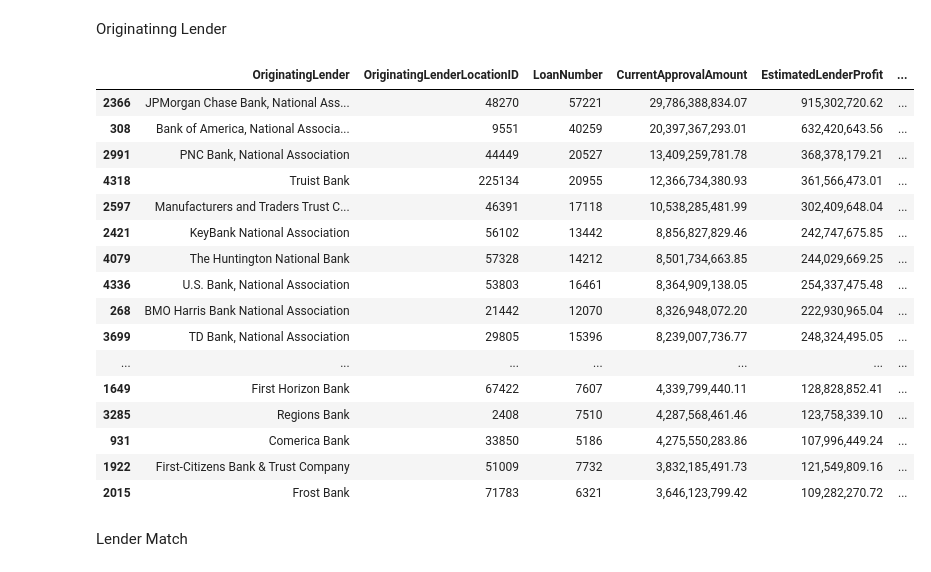
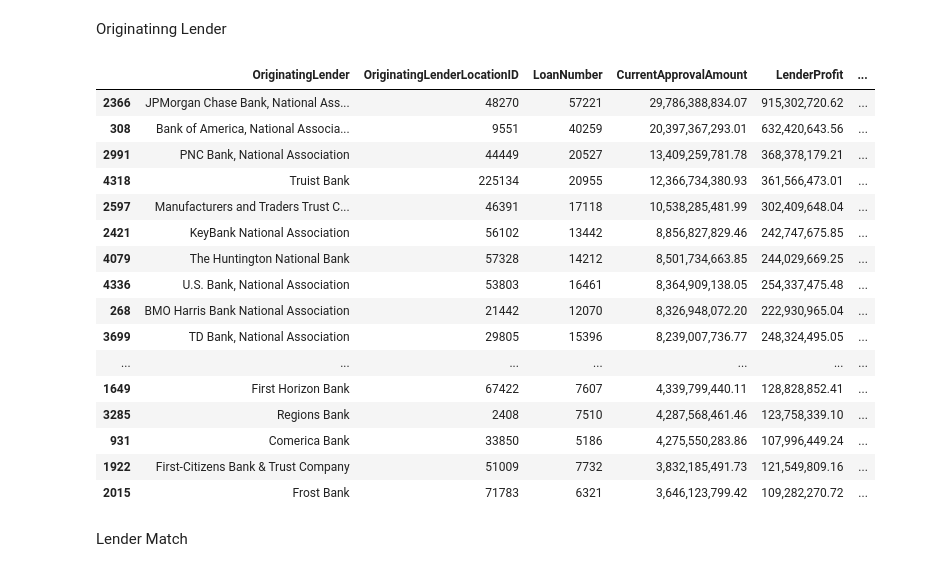
Before and after one commit to cspence001/mapdata_finalization_notebooks, a Jupyter notebook: review/dataviews/dataviews.ipynb, the cells around one changed output. Cells and saved outputs as stored; diff of their text form; code cells hidden in the pictures.

```diff
--- a/review/dataviews/dataviews.ipynb
+++ b/review/dataviews/dataviews.ipynb
@@ -166,14 +166,14 @@ sl_grp.head(20)
 # %% [markdown]
 Originatinng Lender
 # %%
-cols = ["LoanNumber",'OriginatingLenderLocationID','OriginatingLender','CurrentApprovalAmount','EstimatedLenderProfit']
+cols = ["LoanNumber",'OriginatingLenderLocationID','OriginatingLender','CurrentApprovalAmount','LenderProfit']
 ol_df = pipe_file[cols]
-ol_grp = ol_df.groupby(['OriginatingLender','OriginatingLenderLocationID']).agg({"LoanNumber":'count', 'CurrentApprovalAmount':'sum', 'EstimatedLenderProfit':'sum'}).reset_index().sort_values(["CurrentApprovalAmount"], ascending=False)
+ol_grp = ol_df.groupby(['OriginatingLender','OriginatingLenderLocationID']).agg({"LoanNumber":'count', 'CurrentApprovalAmount':'sum', 'LenderProfit':'sum'}).reset_index().sort_values(["CurrentApprovalAmount"], ascending=False)
 ol_grp["AverageLoanAmount"] = ol_grp['CurrentApprovalAmount']/ol_grp['LoanNumber']
 ol_grp.to_csv("figs/originating_approval_df.csv")
 ol_grp.head(20)
 # %% [output]
-|  | OriginatingLender | OriginatingLenderLocationID | LoanNumber | CurrentApprovalAmount | EstimatedLenderProfit | ... |
+|  | OriginatingLender | OriginatingLenderLocationID | LoanNumber | CurrentApprovalAmount | LenderProfit | ... |
 | 2366 | JPMorgan Chase Bank, National Ass... | 48270 | 57221 | 29,786,388,834.07 | 915,302,720.62 | ... |
 | 308 | Bank of America, National Associa... | 9551 | 40259 | 20,397,367,293.01 | 632,420,643.56 | ... |
 | 2991 | PNC Bank, National Association | 44449 | 20527 | 13,409,259,781.78 | 368,378,179.21 | ... |
```
Also changed, not shown: parts of 21 cells of this notebook, 11 other files.
